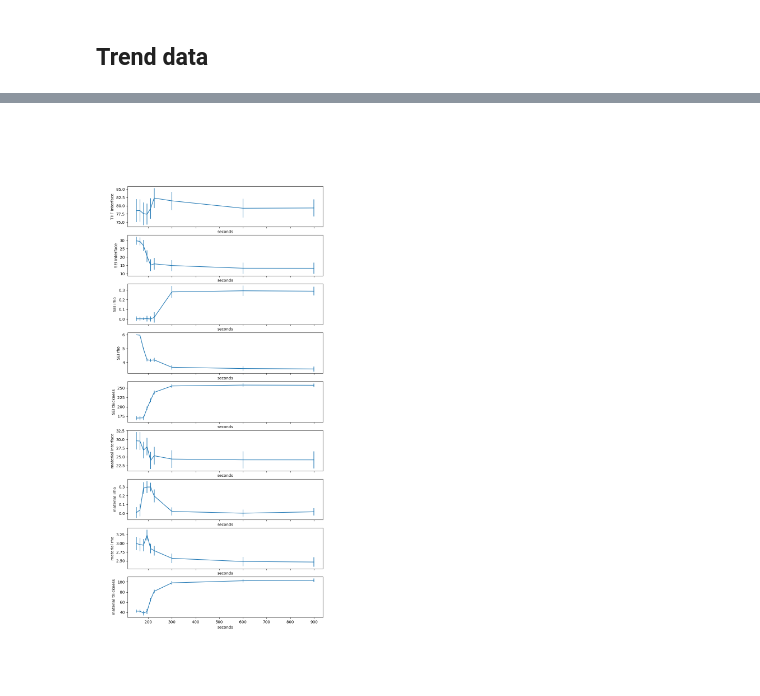
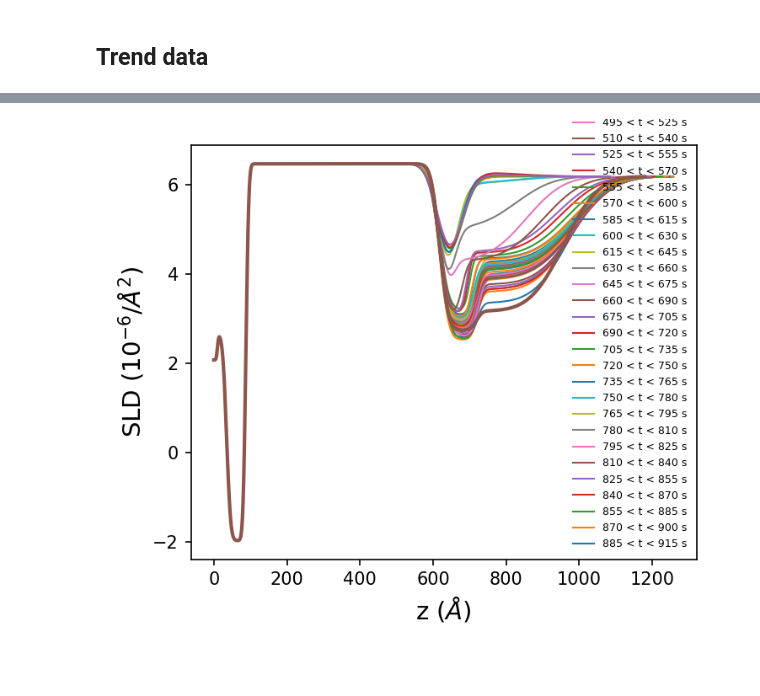
Before and after one commit to mdoucet/nh3-analysis, a Jupyter notebook: jan2023/notebooks/summary-Cu-B.ipynb, the cells around one changed output, grey strips where cells are left out. Cells and saved outputs as stored; diff of their text form; code cells hidden in the pictures; blank space fills up the shorter version.

```diff
--- a/jan2023/notebooks/summary-Cu-B.ipynb
+++ b/jan2023/notebooks/summary-Cu-B.ipynb
@@ -45,7 +46,7 @@ data_dir = os.path.expanduser('/SNS/REF_L/IPTS-29196/shared/dynamic/Cu-B-Expt-6'
 #dyn_model_dir = os.path.expanduser(os.path.join(project_dir, 'dyn-fitting'))
 dyn_model_dir = os.path.expanduser('~/reflectivity_fits/IPTS-29196')
 
-results_dir = os.path.expanduser(os.path.join(project_dir, 'dyn-fitting', 'results'))
+#results_dir = os.path.expanduser(os.path.join(project_dir, 'dyn-fitting', 'results'))
 
 
 # Auto-reduction directory
@@ -53,6 +54,11 @@ ar_dir = '/SNS/REF_L/IPTS-29196/shared/autoreduce/'
 
 # Directory with fit results
 fit_dir = os.path.expanduser('~/reflectivity_fits/IPTS-29196')
+
+dynamic_run = 201289 # Cycle 1
+
+dyn_data_dir = '/SNS/REF_L/IPTS-29196/shared/dynamic/Cu-B-Expt-6/15s'
+dyn_fit_dir = '/SNS/users/m2d/git/nh3-analysis/jan2023/dyn-fitting/201289-dyn/results-15s'
 # %% [markdown]
 ## Summary of 60 Hz data
 # %%
@@ -121,11 +124,8 @@ plt.xscale('log')
 # %%
 importlib.reload(summary_plots)
 
-dynamic_run = 201289 # Cycle 1
 
-dyn_data_dir = '/SNS/REF_L/IPTS-29196/shared/dynamic/Cu-B-Expt-6/15s'
-dyn_fit_dir = os.path.expanduser('~/reflectivity_fits')
-summary_plots.plot_dyn_data(dynamic_run, 201282, 201290,
+summary_plots.plot_dyn_data(dynamic_run, 201282, 201290, first_index=0, last_index=30, delta_t=15, model_name='model-loop-v2',
                             fit_dir=fit_dir, ar_dir=ar_dir, dyn_data_dir=dyn_data_dir, dyn_fit_dir=dyn_fit_dir)
 # %% [output]
 582
@@ -170,8 +167,9 @@ importlib.reload(summary_plots)
 
 dynamic_run = 201289 # Cycle 1
 
-dyn_data_dir = '/SNS/REF_L/IPTS-29196/shared/dynamic/Cu-B-Expt-6/15s'
-dyn_fit_dir = '/SNS/users/m2d/git/nh3-analysis/jan2023/dyn-fitting/results'
+#dyn_data_dir = '/SNS/REF_L/IPTS-29196/shared/dynamic/Cu-B-Expt-6/15s'
+#dyn_fit_dir = '/SNS/users/m2d/git/nh3-analysis/jan2023/dyn-fitting/results'
+fit_dir = '/SNS/users/m2d/git/nh3-analysis/jan2023/dyn-fitting'
 model_file = os.path.join(project_dir, 'dyn-fitting', '201290-model.py')
 
 # List of time-resolved data to plot
@@ -182,15 +180,16 @@ file_list = [[150, 'r201289_t000150', 'r201289_t000150'],
              [210, 'r201289_t000210', 'r201289_t000210'],
              [225, 'r201289_t000225', 'r201289_t000225'],
              [300, 'r201289_t000300', 'r201289_t000300'],
+             [405, 'r201289_t000405', 'r201289_t000405'],
+             [495, 'r201289_t000495', 'r201289_t000495'],
              [600, 'r201289_t000600', 'r201289_t000600'],
              [900, 'r201289_t000900', 'r201289_t000900'],
              [1200, 'r201289_t001200', 'r201289_t001200'],
              [8010, 'r201289_t008010', 'r201289_t008010'],
-
             ]
 
 # os.path.join(project_dir, 'model-loop-v2.py')
 summary_plots.plot_dyn_sld(file_list, None, 201290,
                            fit_dir=fit_dir, dyn_data_dir=dyn_data_dir, dyn_fit_dir=dyn_fit_dir,
-                           model_name='model-loop-v2', model_file=model_file)
+                           model_name='model-loop-v2', model_file=model_file, show_cl=False)
 # %% [output]
@@ -217,8 +310,8 @@ Done 1.035616397857666 sec
 # %%
 importlib.reload(summary_plots)
 
-summary_plots.trend_data(file_list[:-2], None, 201290,
-                         fit_dir=fit_dir, dyn_data_dir=dyn_data_dir, dyn_fit_dir=dyn_fit_dir,
-                         model_name='model-loop-v2', model_file=model_file)
+summary_plots.plot_dyn_sld(_good_files, None, 201290,
+                           fit_dir=fit_dir, dyn_data_dir=dyn_data_dir, dyn_fit_dir=dyn_fit_dir,
+                           model_name='model-loop-v2', model_file=model_file, show_cl=False)
 # %% [output]
-[figure, old version]
+[figure, new version]
```
Also changed, not shown: parts of 11 cells of this notebook.
